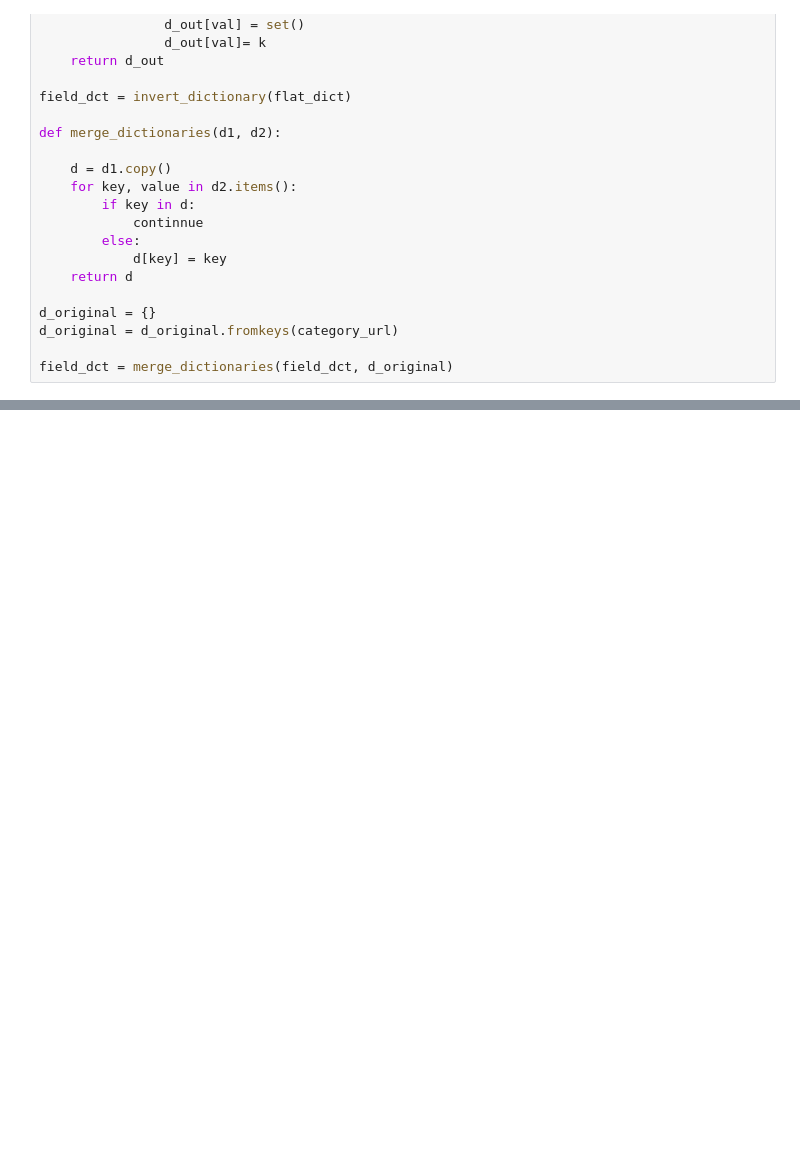
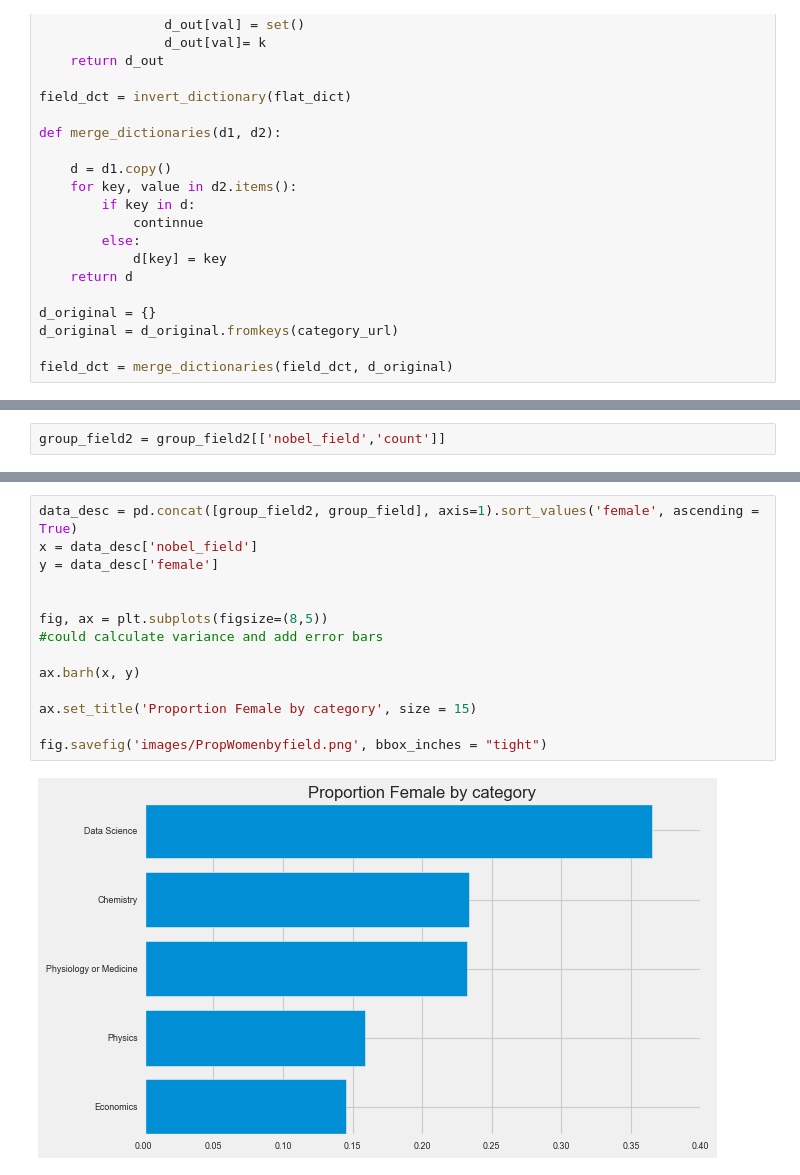
Before and after one commit to isbhsun/Gender-Gap-Analysis, a Jupyter notebook: data_analysis.ipynb, the cells around one changed output, grey strips where cells are left out. Saved outputs shown, nothing was run; the diff lists cells and outputs as text; blank space fills up the shorter version.

Commit message:
add data viz

```diff
--- a/data_analysis.ipynb
+++ b/data_analysis.ipynb
@@ -436,0 +242,2 @@ compare_century_grouped_sum.loc['20th-century_chemists', 'here']
+# %%
+group_field2 = group_field2[['nobel_field','count']]
@@ -436,0 +256,16 @@ compare_century_grouped_sum.loc['20th-century_chemists', 'here']
+# %%
+data_desc = pd.concat([group_field2, group_field], axis=1).sort_values('female', ascending = True)
+x = data_desc['nobel_field']
+y = data_desc['female']
+
+
+fig, ax = plt.subplots(figsize=(8,5))
+#could calculate variance and add error bars
+
+ax.barh(x, y)
+
+ax.set_title('Proportion Female by category', size = 15)
+
+fig.savefig('images/PropWomenbyfield.png', bbox_inches = "tight")
+# %% [output]
+[figure, added]
```
Also changed, not shown: parts of 67 cells of this notebook, 1 other file.
